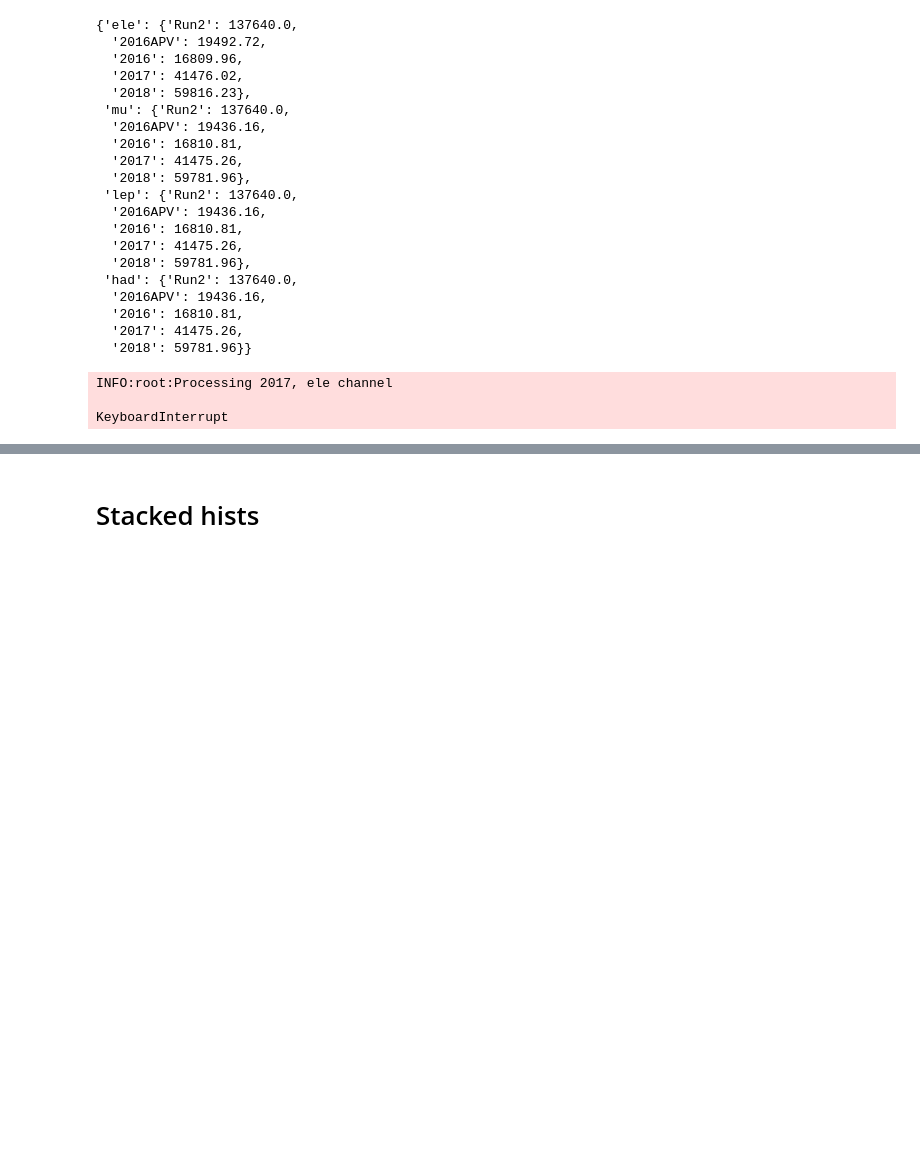
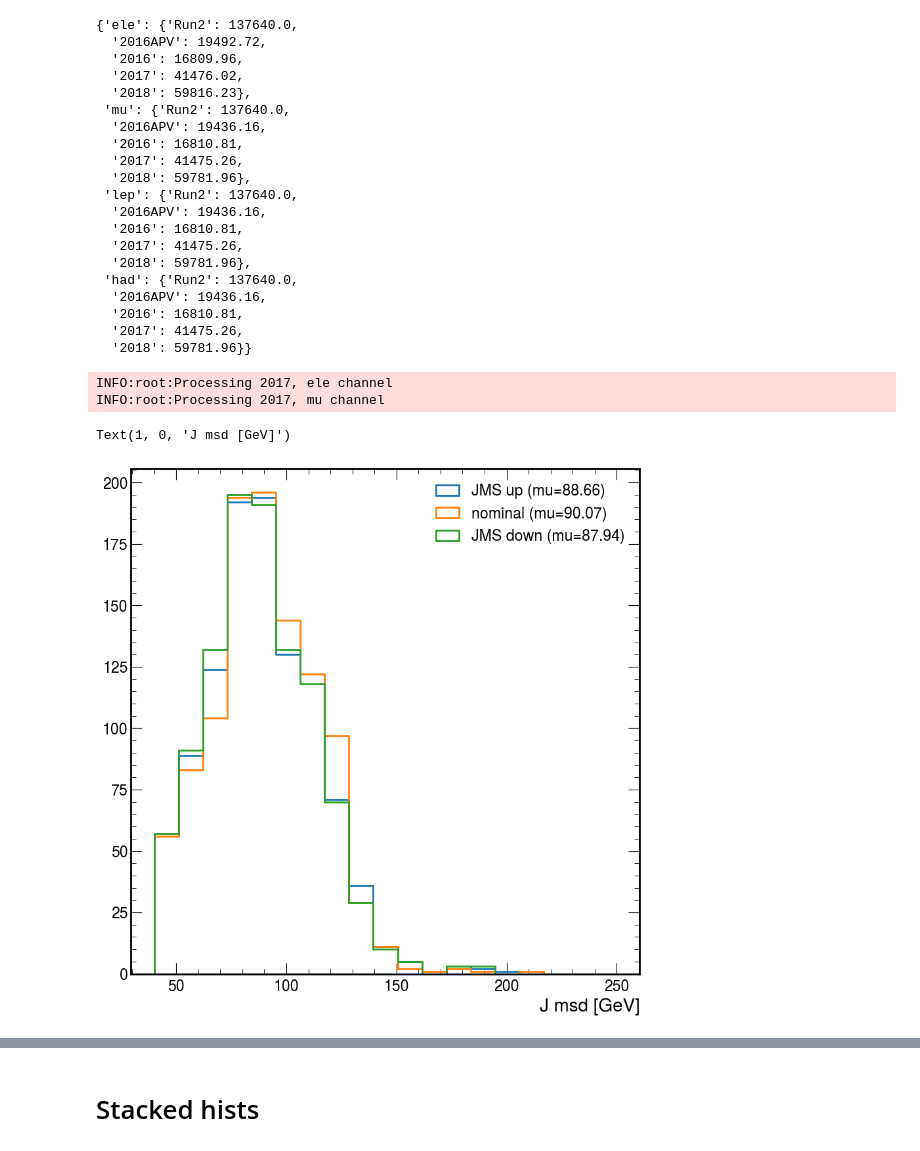
Before and after one commit to farakiko/boostedhiggs, a Jupyter notebook: binder/hists_plots.ipynb, the cells around one changed output, grey strips where cells are left out. Cells and saved outputs as stored; diff of their text form; code cells hidden in the pictures; blank space fills up the shorter version.

```diff
--- a/binder/hists_plots.ipynb
+++ b/binder/hists_plots.ipynb
@@ -125,7 +122,7 @@ samples_dir = {
     "2016":    "../eos/hww/Dec20_hww_2016",
     "2016APV": "../eos/hww/Dec20_hww_2016APV",
     "2017":    "../eos/hww/Dec20_hww_2017",
-#     "2017":    "../eos/hww/Jun5_hww_2017",
+    "2017":    "../eos/hww/Jun5_hww_2017",
 
     "2018":    "../eos/hww/Dec20_hww_2018",
 }
@@ -137,5 +134,31 @@ from make_stacked_hists import make_events_dict, fix_neg_yields
 events_dict = make_events_dict(years, channels, samples_dir, samples, presel, THWW_path, fake_SF={"ele": 0.75, "mu": 1})
 # %% [output]
 INFO:root:Processing 2017, ele channel
-
-KeyboardInterrupt
+INFO:root:Processing 2017, mu channel
+# %%
+df = events_dict['2017']['ele']['ggF']
+bins = np.linspace(40,250,20)
+
+plt.figure()
+
+
+mu = df["fj_massJMS_up"].mean()
+plt.hist(
+  df["fj_massJMS_up"], bins=bins, histtype="step", lw=2, label=f"JMS up (mu={mu:.2f})",
+)
+
+mu = df["fj_mass"].mean()
+plt.hist(
+  df["fj_mass"], bins=bins, histtype="step", lw=2, label=f"nominal (mu={mu:.2f})",
+)
+
+mu = df["fj_massJMS_down"].mean()
+plt.hist(
+  df["fj_massJMS_down"], bins=bins, histtype="step", lw=2, label=f"JMS down (mu={mu:.2f})",
+)
+
+plt.legend()
+plt.xlabel("J msd [GeV]")
+# %% [output]
+Text(1, 0, 'J msd [GeV]')
+[figure, added]
```
Also changed, not shown: parts of 3 cells of this notebook, 2 other files.
